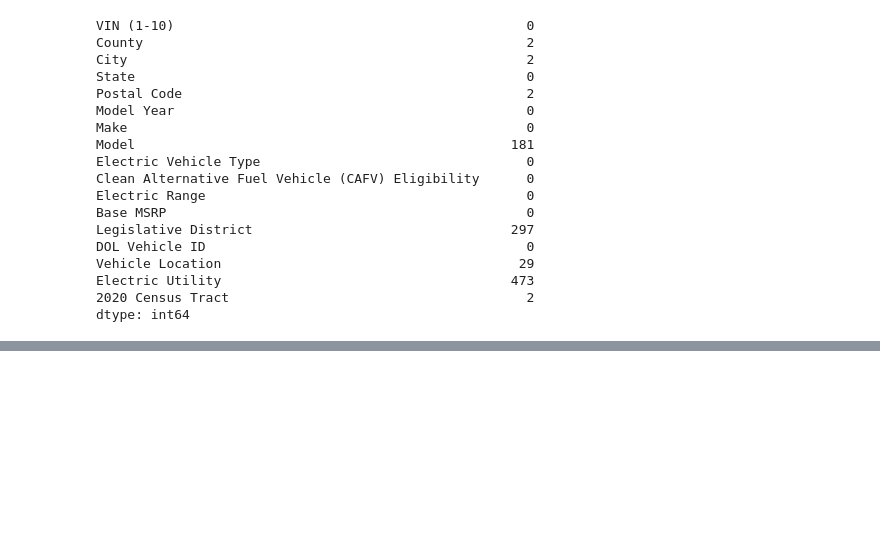
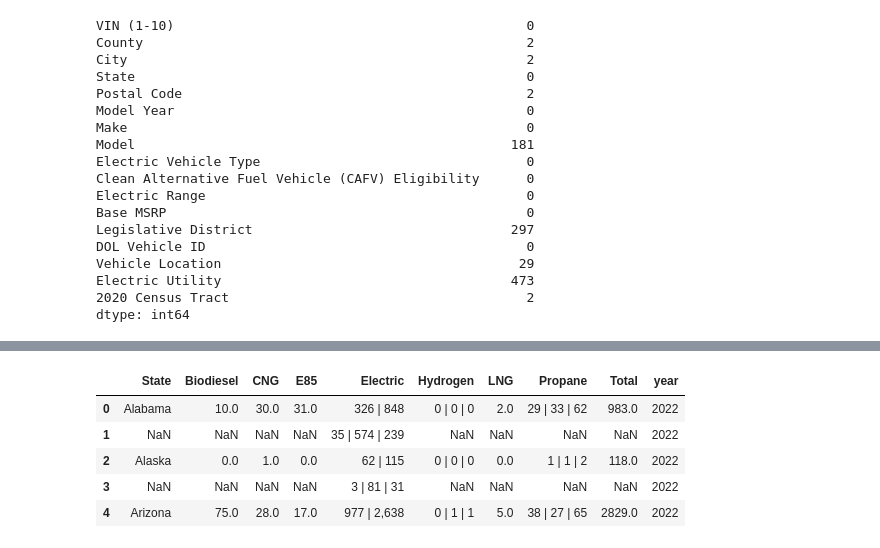
Before and after one commit to boay00/group-project-ev, a Jupyter notebook: 01_data_collection.ipynb, the cells around one changed output, grey strips where cells are left out. Saved outputs shown, nothing was run; the diff lists cells and outputs as text; code cells hidden in the pictures; blank space fills up the shorter version.

```diff
--- a/01_data_collection.ipynb
+++ b/01_data_collection.ipynb
@@ -183,0 +230,18 @@ dtype: int64
+# %%
+# read each sheet into a datafram and add all df into one big datafram
+xls = pd.ExcelFile('./data/historical-station-counts.xlsx')
+
+station_counts = pd.DataFrame()
+for sheet in xls.sheet_names:
+    df = pd.read_excel(xls, sheet)
+    df['year'] = sheet
+    station_counts = station_counts.append(df)
+# %%
+station_counts.head()
+# %% [output]
+|  | State | Biodiesel | CNG | E85 | Electric | Hydrogen | LNG | Propane | Total | year |
+| 0 | Alabama | 10.0 | 30.0 | 31.0 | 326 | 848 | 0 | 0 | 0 | 2.0 | 29 | 33 | 62 | 983.0 | 2022 |
+| 1 | NaN | NaN | NaN | NaN | 35 | 574 | 239 | NaN | NaN | NaN | NaN | 2022 |
+| 2 | Alaska | 0.0 | 1.0 | 0.0 | 62 | 115 | 0 | 0 | 0 | 0.0 | 1 | 1 | 2 | 118.0 | 2022 |
+| 3 | NaN | NaN | NaN | NaN | 3 | 81 | 31 | NaN | NaN | NaN | NaN | 2022 |
+| 4 | Arizona | 75.0 | 28.0 | 17.0 | 977 | 2,638 | 0 | 1 | 1 | 5.0 | 38 | 27 | 65 | 2829.0 | 2022 |
```
Also changed, not shown: parts of 19 cells of this notebook.
